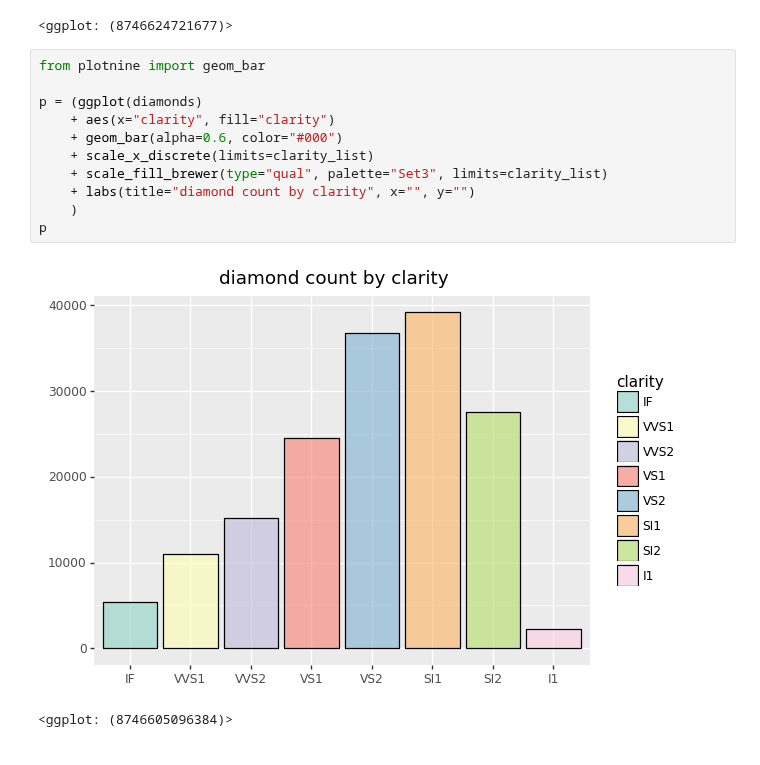
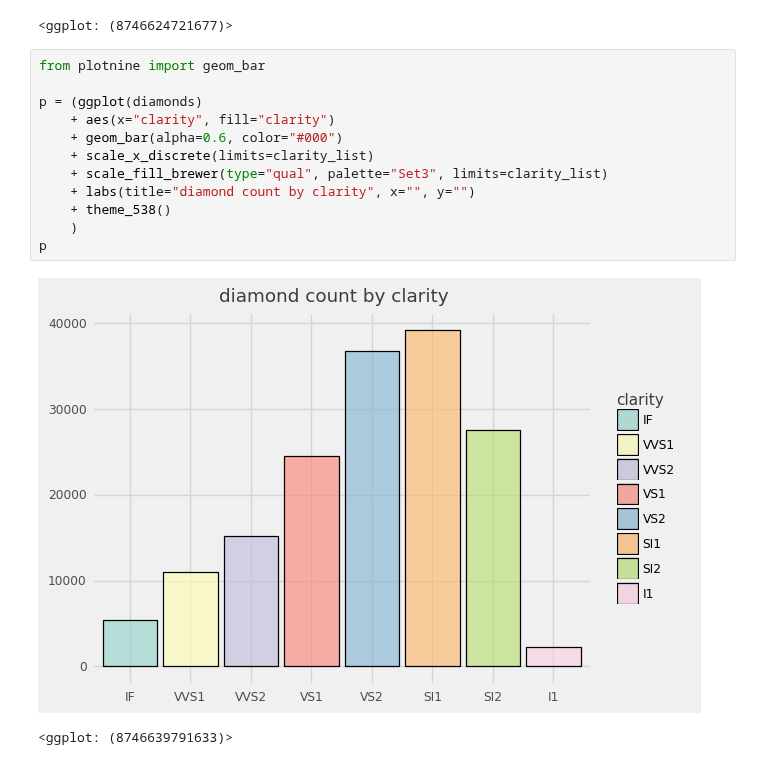
Before and after one commit to usefulmove/code, a Jupyter notebook: python/plotnine/exploratory_data_analysis.ipynb, the cells around one changed output. Saved outputs shown, nothing was run; the diff lists cells and outputs as text.

```diff
--- a/python/plotnine/exploratory_data_analysis.ipynb
+++ b/python/plotnine/exploratory_data_analysis.ipynb
@@ -139,14 +139,15 @@ p
 # %%
 from plotnine import geom_bar
 
 p = (ggplot(diamonds)
     + aes(x="clarity", fill="clarity")
     + geom_bar(alpha=0.6, color="#000")
     + scale_x_discrete(limits=clarity_list)
     + scale_fill_brewer(type="qual", palette="Set3", limits=clarity_list)
     + labs(title="diamond count by clarity", x="", y="")
+    + theme_538()
     )
 p
 # %% [output]
-[figure, old version]
+[figure, new version]
-<ggplot: (8746605096384)>
+<ggplot: (8746639791633)>
```
Also changed, not shown: parts of 1 cell of this notebook.
